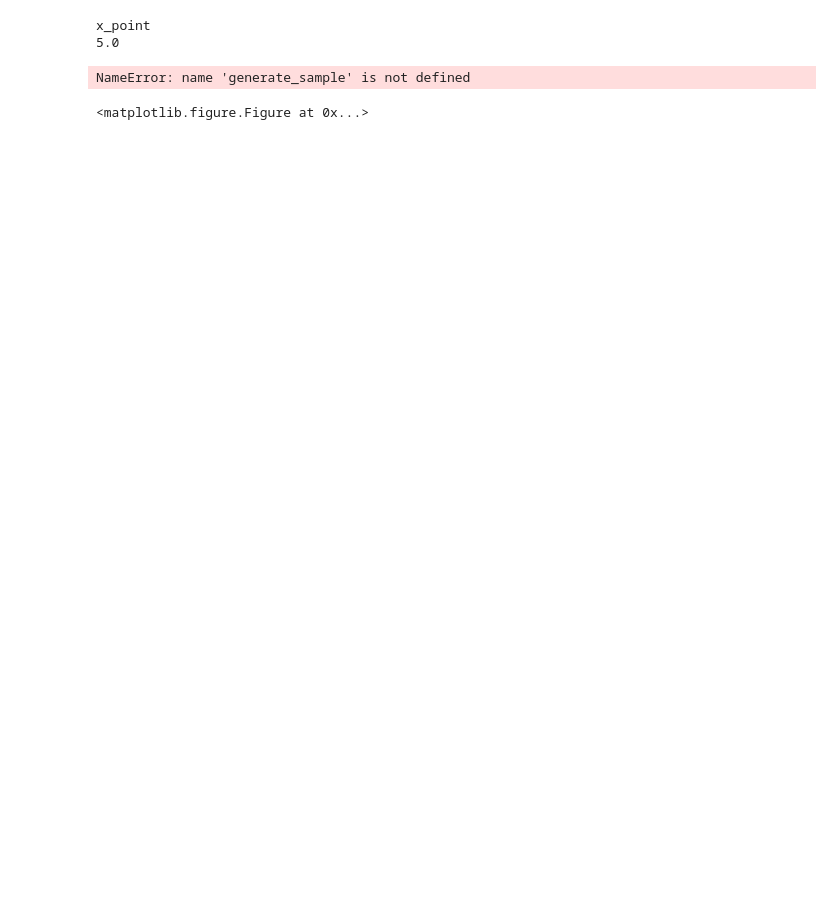
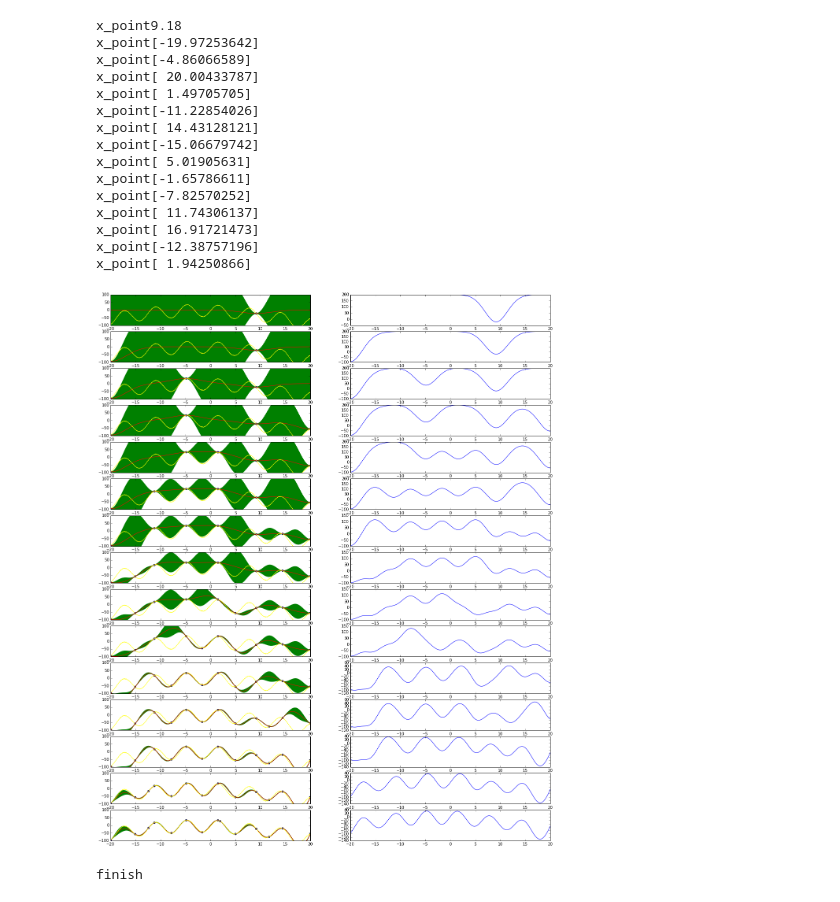
Before and after one commit to Ma-sa-ue/practice, a Jupyter notebook: machine learning(python)/bayeisan_optimization.ipynb, the cells around one changed output. Drawn from its saved outputs; the diff is of its cells as text; code cells hidden in the pictures; blank space fills up the shorter version.

```diff
--- a/machine learning(python)/bayeisan_optimization.ipynb
+++ b/machine learning(python)/bayeisan_optimization.ipynb
@@ -61,56 +63,52 @@ def aqui(mean,vari,qqq):
 # %%
 x_array = np.array([])
 y_array = np.array([])
-x_point = 5.0
-
-plt.figure(figsize=(20, 20))
-epoch=10
+x_point = np.random.uniform(-20,20)
+x_point =9.18
+epoch=15
+plt.figure(figsize=(20, 50))
 for i in range(epoch):
     if x_point not in x_array:
         x_array = np.append(x_array,x_point)
-        #x_array = np.unique(x_array)
-        print "x_point"
-        print x_point
+        print "x_point"+str(x_point)
         y_point = generate_sample(x_point)
-        print y_point
         y_array = np.append(y_array,y_point)
         #y_array = np.unique(y_array)
-    ###print x_array
     mean_point = np.array([ pred(x_array,y_array,j)[0] for j in x_ziku])
     variance_point = np.array([ pred(x_array,y_array,j)[1] for j in x_ziku])
-    '''
-    #### lower
-    lower_bound1 = lowerbound(mean_point,variance_point)
-    ddd = maximum(lower_bound1)
-    x_point = x_ziku[ddd] #### next point
-    '''
-    #### accui
     qqq = max(y_array)
-    accui = aqui(mean_point,variance_point,qqq)
+    accui = aqui3(mean_point,variance_point,qqq) ###change this function
     x_point = x_ziku[maximum(accui)]+np.random.normal(0,0.01,1)
-    print "x_point2"
-    print x_point
-    print generate_sample(x_point)
     if(i%1==0):
-        plt.subplot(epoch,2,i*2+1)
+        plt.subplot(epoch*2,2,i*2+1)
         plt.plot(x_ziku,np.array(mean_point),color="red",label="mean")
         plt.plot(x_ziku,z_ziku,color="yellow")
         high_bound = mean_point+ 1.0*variance_point
         lower_bound = mean_point- 1.0*variance_point
-        print len(high_bound)
         plt.fill_between(x_ziku,high_bound,lower_bound,color="green",label="confidence")
         plt.xlim(-20,20)
         plt.ylim(-100,100)
         plt.scatter(x_array,y_array)
-        plt.subplot(epoch,2,i*2+2)
+        plt.subplot(epoch*2,2,i*2+2)
         plt.plot(x_ziku,accui)
-plt.savefig("bayes1.png")
+        plt.savefig("bop/bayes_UCB.png")### change the name
 plt.show()
-
-###plt.show()
 print "finish"
 # %% [output]
-x_point
-5.0
+x_point9.18
+x_point[-19.97253642]
+x_point[-4.86066589]
+x_point[ 20.00433787]
+x_point[ 1.49705705]
+x_point[-11.22854026]
+x_point[ 14.43128121]
+x_point[-15.06679742]
+x_point[ 5.01905631]
+x_point[-1.65786611]
+x_point[-7.82570252]
+x_point[ 11.74306137]
+x_point[ 16.91721473]
+x_point[-12.38757196]
+x_point[ 1.94250866]
+[figure, added]
-NameError: name 'generate_sample' is not defined
+finish
-<matplotlib.figure.Figure at 0x...>
```
Also changed, not shown: parts of 5 cells of this notebook, 2 other files.
